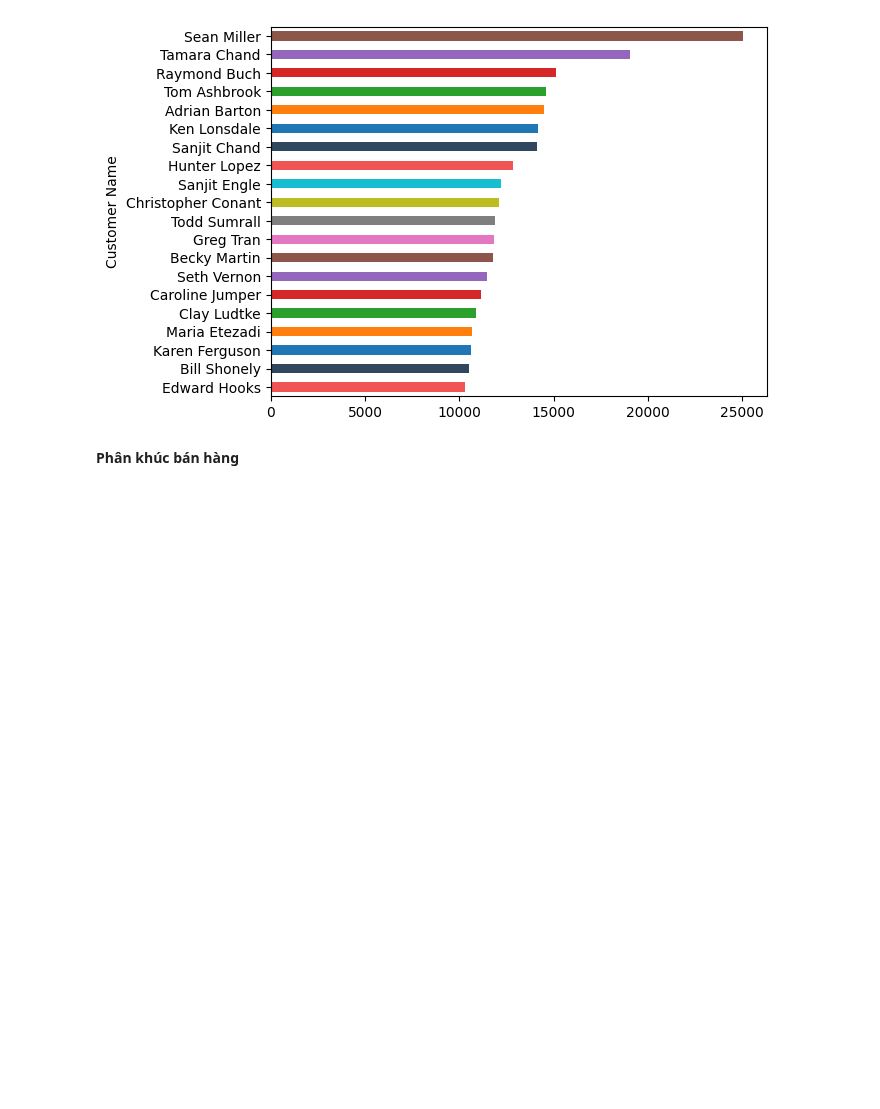
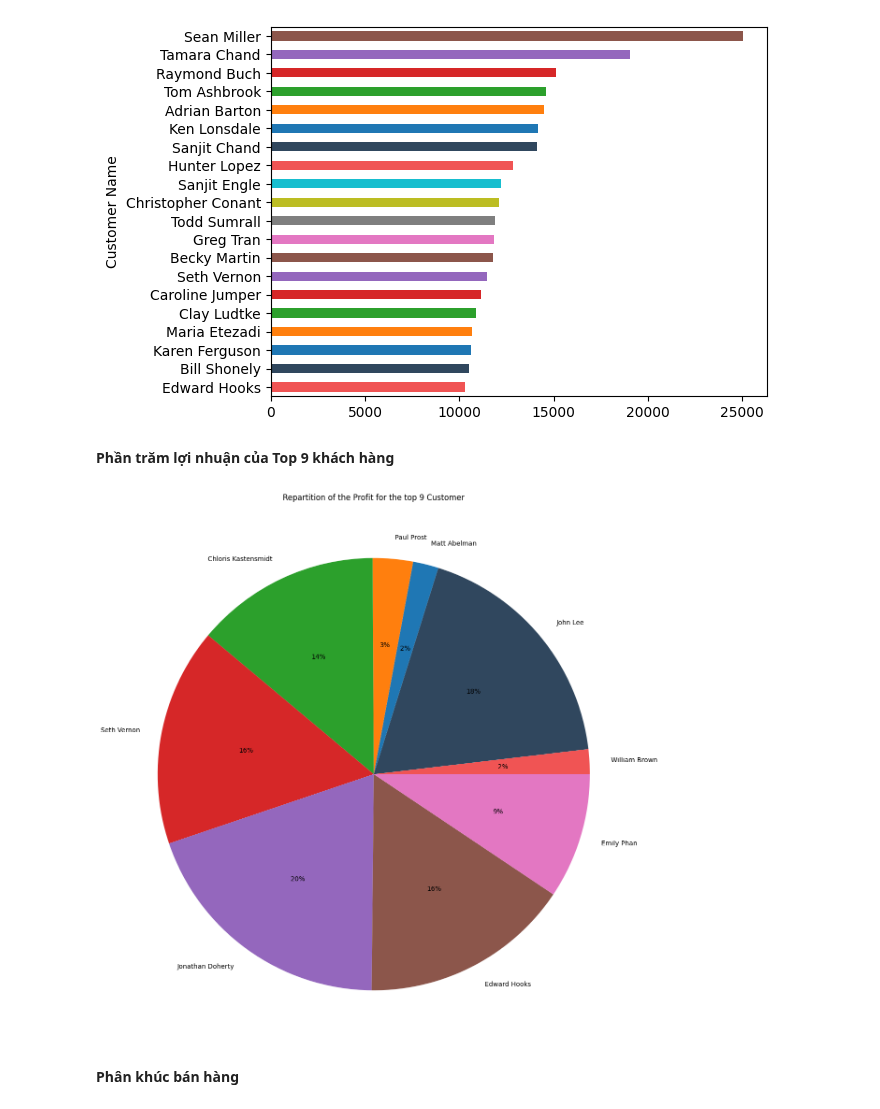
Before and after one commit to khangnl24112002/DataVisualization_Group02_Lab01, a Jupyter notebook: main.ipynb, the cells around one changed output. Drawn from its saved outputs; the diff is of its cells as text; code cells hidden in the pictures; blank space fills up the shorter version.

Commit message:
Repartition of the Profit for the top 9 Customer

```diff
--- a/main.ipynb
+++ b/main.ipynb
@@ -435,6 +435,25 @@ colors = color=['#F05454','#30475E' ,'#1f77b4', '#ff7f0e', '#2ca02c', '#d62728',
 df.groupby('Customer Name')['Sales'].sum().sort_values(ascending=True).tail(20).plot.barh(color=colors);
 # %% [output]
 [figure]
+# %% [markdown]
+**Phần trăm lợi nhuận của Top 9 khách hàng**
+# %%
+customers = list(df['Customer Name'].value_counts()[:10].index)
+filters = df['Customer Name'].isin(customers)
+A = df[filters]
+# %%
+#  Zuschuss Carroll is in the top 10 but her/his profit is negative
+A = A[A['Customer Name'] != 'Zuschuss Carroll']
+del customers[-2]
+# %%
+plt.figure(figsize=(15,15))
+values = A.groupby('Customer Name')['Profit'].sum()
+
+plt.pie(values, labels = customers, colors = colors, autopct='%.0f%%')
+plt.title("Repartition of the Profit for the top 9 Customer")
+plt.show()
+# %% [output]
+[figure, added]
 # %% [markdown]
 **Phân khúc bán hàng**
 # %%
```
